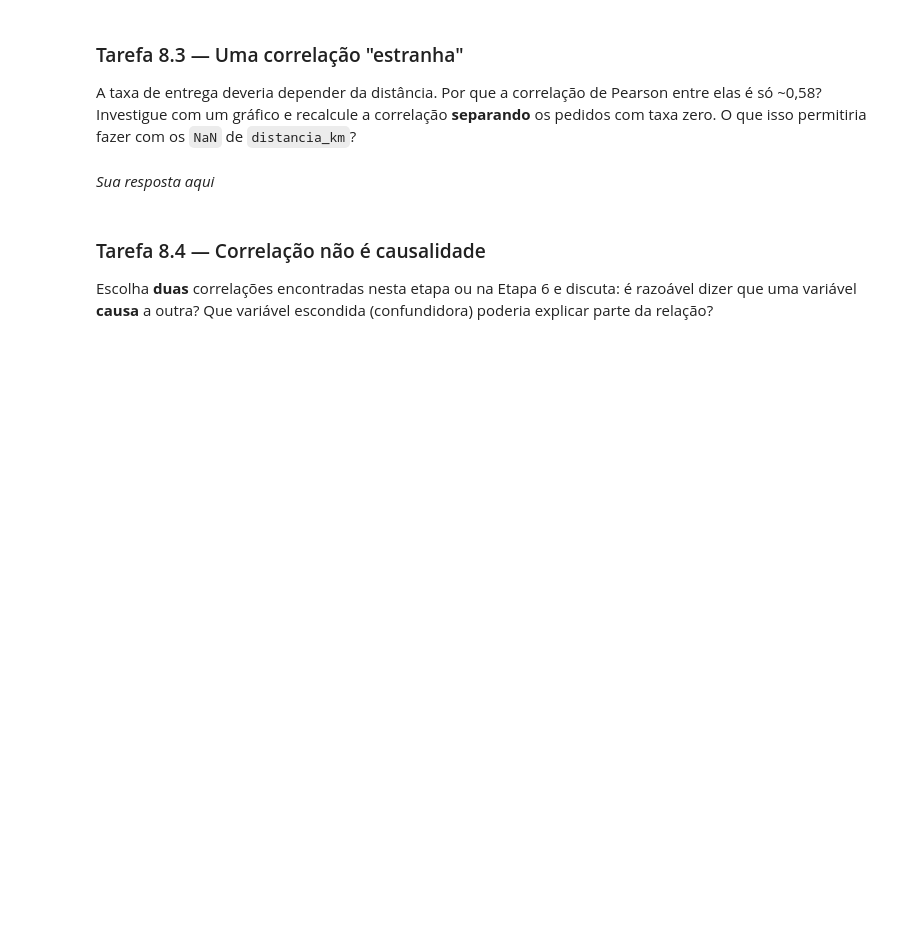
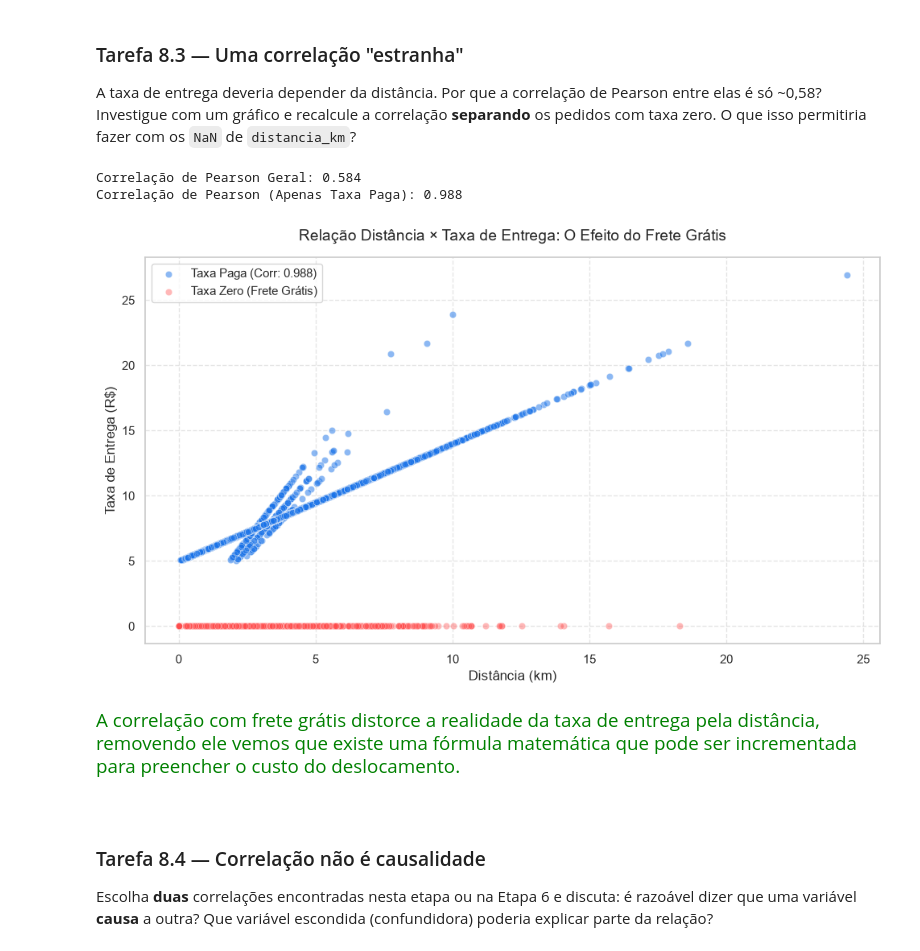
Before and after one commit to eduardoschlemer/TRABALHO-FINAL-ANALISE-EXPLORATORIA, a Jupyter notebook: projeto_final.ipynb, the cells around one changed output. Drawn from its saved outputs; the diff is of its cells as text; code cells hidden in the pictures; blank space fills up the shorter version.

```diff
--- a/projeto_final.ipynb
+++ b/projeto_final.ipynb
@@ -2468,9 +2587,46 @@ Faça um gráfico de dispersão `distancia_km` × `tempo_entrega_min` colorido p
 ### Tarefa 8.3 — Uma correlação "estranha"
 A taxa de entrega deveria depender da distância. Por que a correlação de Pearson entre elas é só ~0,58? Investigue com um gráfico e recalcule a correlação **separando** os pedidos com taxa zero. O que isso permitiria fazer com os `NaN` de `distancia_km`?
 # %%
-# Sua solução aqui
+# 1. Separar os dados em dois grupos
+df_taxa_zero = df_2024[df_2024['taxa_entrega'] == 0]
+df_taxa_paga = df_2024[df_2024['taxa_entrega'] > 0]
+
+# 2. Recalcular as correlações de Pearson
+corr_geral = df_2024['distancia_km'].corr(df_2024['taxa_entrega'])
+corr_taxa_paga = df_taxa_paga['distancia_km'].corr(df_taxa_paga['taxa_entrega'])
+
+print(f"Correlação de Pearson Geral: {corr_geral:.3f}")
+print(f"Correlação de Pearson (Apenas Taxa Paga): {corr_taxa_paga:.3f}")
+
+# 3. Plotar o gráfico de dispersão comparativo
+plt.figure(figsize=(10, 6))
+
+# Plotar os pedidos com taxa paga
+sns.scatterplot(
+    data=df_taxa_paga, x='distancia_km', y='taxa_entrega',
+    alpha=0.5, color='#1a73e8', label=f'Taxa Paga (Corr: {corr_taxa_paga:.3f})'
+)
+
+# Plotar os pedidos com taxa zero (frete grátis) acumulados na base do gráfico
+sns.scatterplot(
+    data=df_taxa_zero, x='distancia_km', y='taxa_entrega',
+    alpha=0.4, color='#ff4d4d', label='Taxa Zero (Frete Grátis)'
+)
+
+plt.title('Relação Distância × Taxa de Entrega: O Efeito do Frete Grátis', fontsize=14, pad=15)
+plt.xlabel('Distância (km)', fontsize=12)
+plt.ylabel('Taxa de Entrega (R$)', fontsize=12)
+plt.grid(True, linestyle='--', alpha=0.5)
+plt.legend(fontsize=11)
+plt.tight_layout()
+plt.show()
+# %% [output]
+Correlação de Pearson Geral: 0.584
+Correlação de Pearson (Apenas Taxa Paga): 0.988
+[figure, added]
 # %% [markdown]
-*Sua resposta aqui*
+<span style="color:green; font-size:125%">A correlação com frete grátis distorce a realidade da taxa de entrega pela distância, removendo ele vemos que existe uma fórmula matemática que pode ser incrementada para preencher o custo do deslocamento.</span>
+<br><br>
 # %% [markdown]
 ### Tarefa 8.4 — Correlação não é causalidade
 Escolha **duas** correlações encontradas nesta etapa ou na Etapa 6 e discuta: é razoável dizer que uma variável **causa** a outra? Que variável escondida (confundidora) poderia explicar parte da relação?
```
Also changed, not shown: parts of 14 cells of this notebook.
